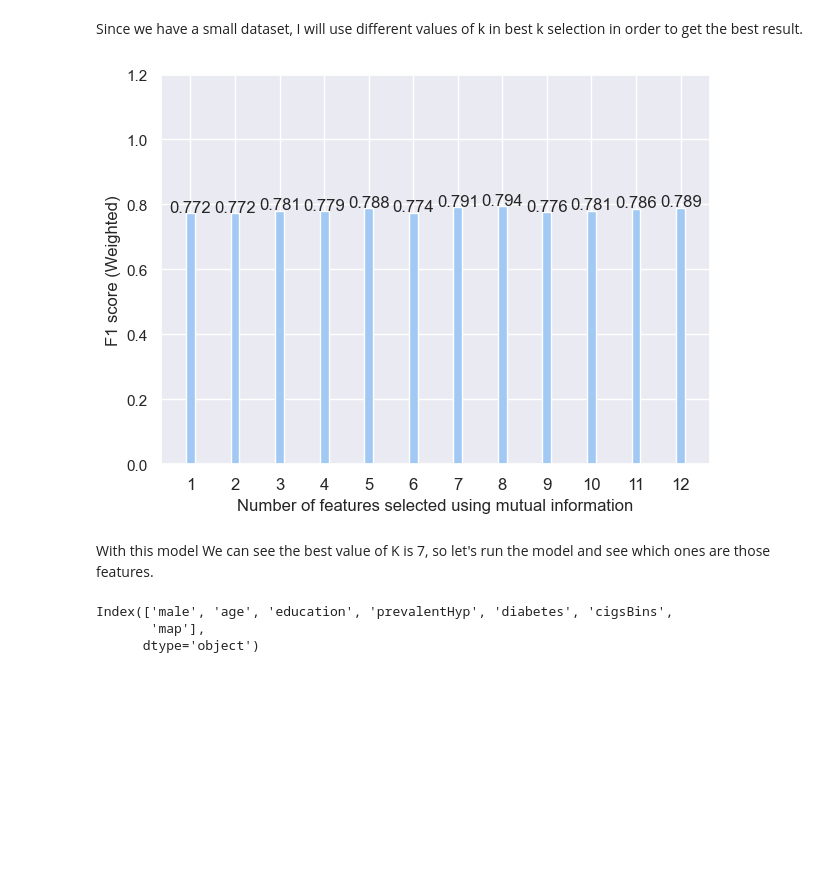
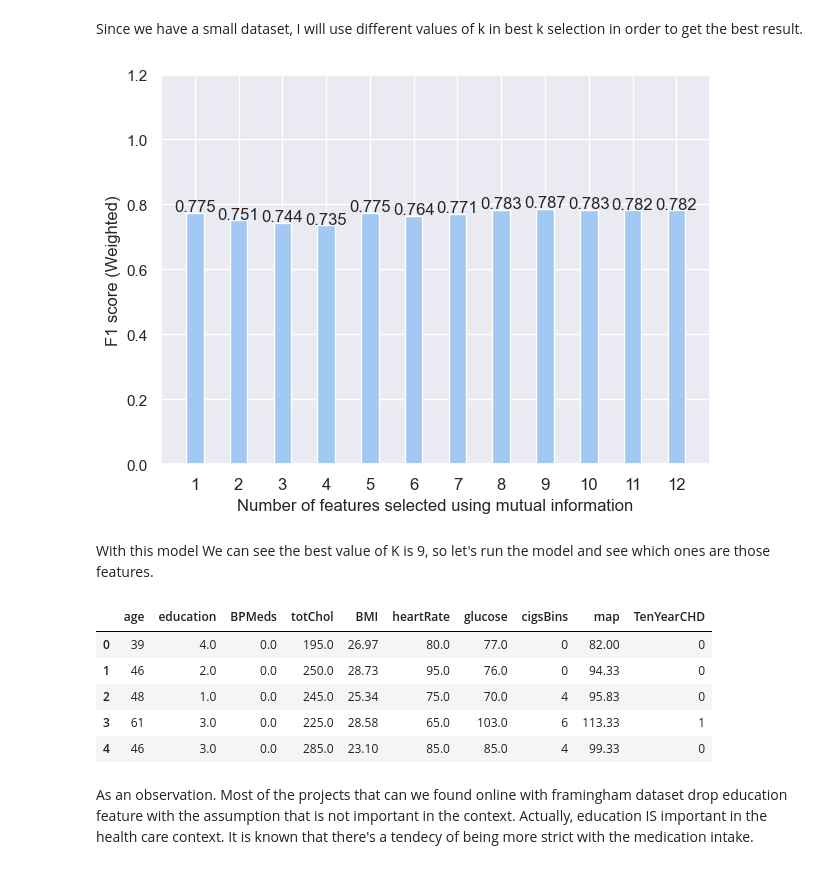
Before and after one commit to Fermazate/Heart-Disease-Prediction, a Jupyter notebook: notebooks/02_data_exploration.ipynb, the cells around one changed output. Cells and saved outputs as stored; diff of their text form; code cells hidden in the pictures; blank space fills up the shorter version.

```diff
--- a/notebooks/02_data_exploration.ipynb
+++ b/notebooks/02_data_exploration.ipynb
@@ -222,0 +229,16 @@ I will use some prediction models for baseline prediction and after that, I will
+# %%
+
+smote = SMOTE(sampling_strategy='not majority', random_state=42)
+
+#Let's make a copy of the dataset without the columns we are not gonna use.
+df2 = df.copy()
+df2.drop(['cigsPerDay','sysBP','diaBP'], axis=1, inplace=True)
+#Let's assign the features.
+X_raw = df2.loc[:, df2.columns!= 'TenYearCHD']
+y_raw = df2.loc[:,'TenYearCHD']
+
+X_train, X_test, y_train, y_test = train_test_split(X_raw, y_raw, test_size=0.2, random_state=42)
+
+x_s_res, y_s_res = smote.fit_resample(X_train, y_train)
+
+print(y_train.value_counts(), '\n', np.bincount(y_s_res))
@@ -223,2 +251,7 @@ I will use some prediction models for baseline prediction and after that, I will
+# %%
+gbc = GradientBoostingClassifier()
+rf = RandomForestClassifier()
+lr = LogisticRegression()
+svm_cl = svm.SVC(kernel='linear')
 # %% [markdown]
 Now lets do some univariate selection of important features.
@@ -248,23 +258,16 @@ memory usage: 467.6 KB
 # %% [markdown]
 Since we have a small dataset, I will use different values of k in best k selection in order to get the best result.
 # %%
-#Let's assign the features for the model.
-target = 'TenYearCHD'
-X_raw = df2.loc[:, df2.columns!= target]
-y_raw = df2.loc[:,target]
-
-X_train, X_test, y_train, y_test = train_test_split(X_raw, y_raw, test_size=0.2, random_state=42)
-
 f1_score_list = []
 
 for k in range(1,13):
     selector = SelectKBest(score_func=mutual_info_classif, k=k)
-    selector.fit(X_train, y_train)
+    selector.fit(x_s_res, y_s_res)
 
-    sel_X_train = selector.transform(X_train)
+    sel_X_train = selector.transform(x_s_res)
     sel_X_test = selector.transform(X_test)
     gbc = GradientBoostingClassifier()
-    gbc.fit(sel_X_train, y_train)
+    gbc.fit(sel_X_train, y_s_res)
     kbest_preds = gbc.predict(sel_X_test)
 
     f1_score_kbest = round(f1_score(y_test, kbest_preds, average = 'weighted'),3)
@@ -272,34 +275,41 @@ for k in range(1,13):
 # %%
 fig, ax = plt.subplots()
 
 x = np.arange(1,13)
 y = f1_score_list
 
-ax.bar(x,y, width=0.2)
+ax.bar(x,y, width=0.4)
 ax.set_xlabel('Number of features selected using mutual information')
 ax.set_ylabel('F1 score (Weighted)')
 ax.set_ylim(0,1.2)
 ax.set_xticks(np.arange(1,13))
 ax.set_xticklabels(np.arange(1,13),fontsize = 12)
 
 for i, v in enumerate(y):
     plt.text(x=i+1, y=v+0.005, s=str(v), ha='center')
 
 plt.tight_layout()
 # %% [output]
-[figure, old version]
+[figure, new version]
 # %% [markdown]
-With this model We can see the best value of K is 7, so let's run the model and see which ones are those features.
+With this model We can see the best value of K is 9, so let's run the model and see which ones are those features.
 # %%
-selector = SelectKBest(score_func=mutual_info_classif, k=7)
-selector.fit(X_train, y_train)
+selector = SelectKBest(score_func=mutual_info_classif, k=9)
+selector.fit(x_s_res, y_s_res)
 
 select_feature_mask = selector.get_support()
 
-selected_features = X_train.columns[select_feature_mask]
+selected_features = x_s_res.columns[select_feature_mask]
 
-selected_features
+df_feat = df2[selected_features]
+df_feat = pd.concat([df_feat, df2['TenYearCHD']], axis=1)
+df_feat.head()
 # %% [output]
-Index(['male', 'age', 'education', 'prevalentHyp', 'diabetes', 'cigsBins',
-       'map'],
-      dtype='object')
+|  | age | education | BPMeds | totChol | BMI | heartRate | glucose | cigsBins | map | TenYearCHD |
+| 0 | 39 | 4.0 | 0.0 | 195.0 | 26.97 | 80.0 | 77.0 | 0 | 82.00 | 0 |
+| 1 | 46 | 2.0 | 0.0 | 250.0 | 28.73 | 95.0 | 76.0 | 0 | 94.33 | 0 |
+| 2 | 48 | 1.0 | 0.0 | 245.0 | 25.34 | 75.0 | 70.0 | 4 | 95.83 | 0 |
+| 3 | 61 | 3.0 | 0.0 | 225.0 | 28.58 | 65.0 | 103.0 | 6 | 113.33 | 1 |
+| 4 | 46 | 3.0 | 0.0 | 285.0 | 23.10 | 85.0 | 85.0 | 4 | 99.33 | 0 |
+# %% [markdown]
+As an observation. Most of the projects that can we found online with framingham dataset drop education feature with the assumption that is not important in the context. Actually, education IS important in the health care context. It is known that there's a tendecy of being more strict with the medication intake.
```
Also changed, not shown: parts of 9 cells of this notebook.
